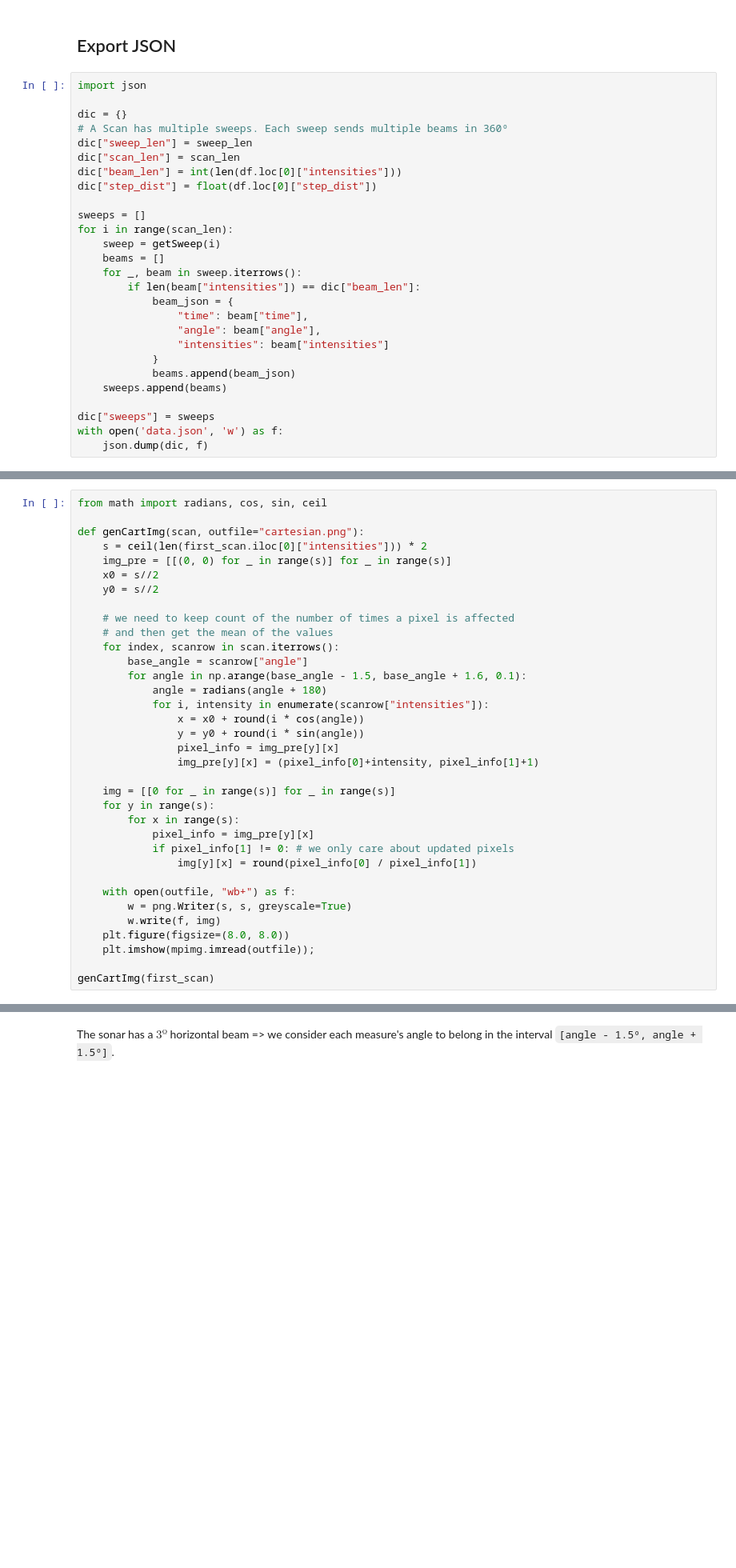
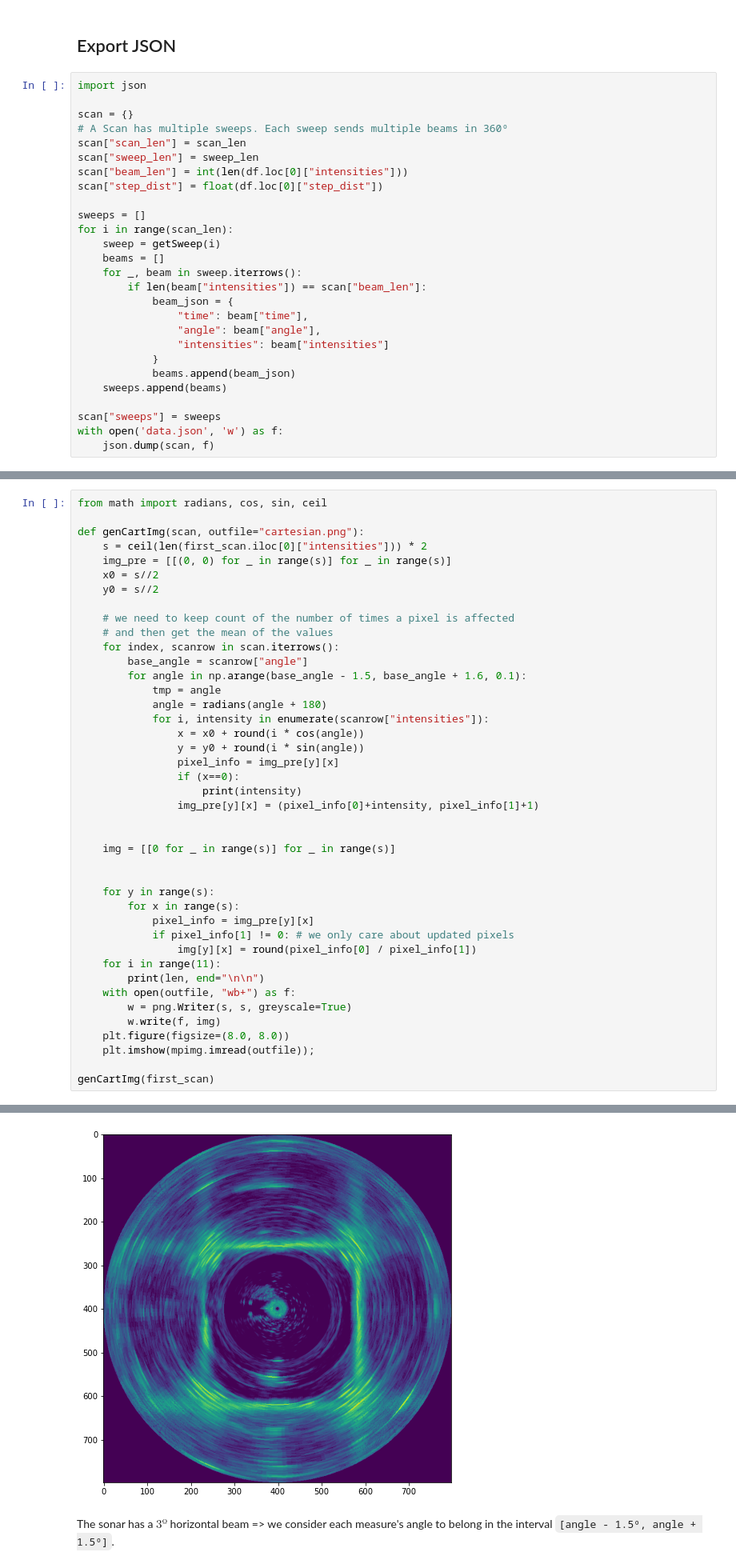
Before and after one commit to JoaoCostaIFG/slam, a Jupyter notebook: preproc.ipynb, the cells around one changed output, grey strips where cells are left out. Shown: that part at 80% size. Saved outputs shown, nothing was run; the diff lists cells and outputs as text; blank space fills up the shorter version.

```diff
--- a/preproc.ipynb
+++ b/preproc.ipynb
@@ -121,19 +141,19 @@ first_scan
 # %%
 import json
 
-dic = {}
+scan = {}
 # A Scan has multiple sweeps. Each sweep sends multiple beams in 360º
-dic["sweep_len"] = sweep_len
-dic["scan_len"] = scan_len
-dic["beam_len"] = int(len(df.loc[0]["intensities"]))
-dic["step_dist"] = float(df.loc[0]["step_dist"])
+scan["scan_len"] = scan_len
+scan["sweep_len"] = sweep_len
+scan["beam_len"] = int(len(df.loc[0]["intensities"]))
+scan["step_dist"] = float(df.loc[0]["step_dist"])
 
 sweeps = []
 for i in range(scan_len):
     sweep = getSweep(i)
     beams = []
     for _, beam in sweep.iterrows():
-        if len(beam["intensities"]) == dic["beam_len"]:
+        if len(beam["intensities"]) == scan["beam_len"]:
             beam_json = {
                 "time": beam["time"],
                 "angle": beam["angle"],
@@ -142,6 +162,6 @@ for i in range(scan_len):
             beams.append(beam_json)
     sweeps.append(beams)
 
-dic["sweeps"] = sweeps
+scan["sweeps"] = sweeps
 with open('data.json', 'w') as f:
-    json.dump(dic, f)
+    json.dump(scan, f)
@@ -196,20 +216,27 @@ def genCartImg(scan, outfile="cartesian.png"):
     for index, scanrow in scan.iterrows():
         base_angle = scanrow["angle"]
         for angle in np.arange(base_angle - 1.5, base_angle + 1.6, 0.1):
+            tmp = angle
             angle = radians(angle + 180)
             for i, intensity in enumerate(scanrow["intensities"]):
                 x = x0 + round(i * cos(angle))
                 y = y0 + round(i * sin(angle))
                 pixel_info = img_pre[y][x]
+                if (x==0):
+                    print(intensity)
                 img_pre[y][x] = (pixel_info[0]+intensity, pixel_info[1]+1)
 
+
     img = [[0 for _ in range(s)] for _ in range(s)]
+
+
     for y in range(s):
         for x in range(s):
             pixel_info = img_pre[y][x]
             if pixel_info[1] != 0: # we only care about updated pixels
                 img[y][x] = round(pixel_info[0] / pixel_info[1])
-
+    for i in range(11):
+        print(len, end="\n\n")
     with open(outfile, "wb+") as f:
         w = png.Writer(s, s, greyscale=True)
         w.write(f, img)
@@ -217,3 +244,4 @@ def genCartImg(scan, outfile="cartesian.png"):
     plt.imshow(mpimg.imread(outfile));
 
 genCartImg(first_scan)
+# %% [output]
@@ -220,2 +265,3 @@ genCartImg(first_scan)
+[figure, added]
 # %% [markdown]
 The sonar has a $3º$ horizontal beam => we consider each measure's angle to belong in the interval `[angle - 1.5º, angle + 1.5º]`.
```
Also changed, not shown: parts of 5 cells of this notebook, 3 other files.
